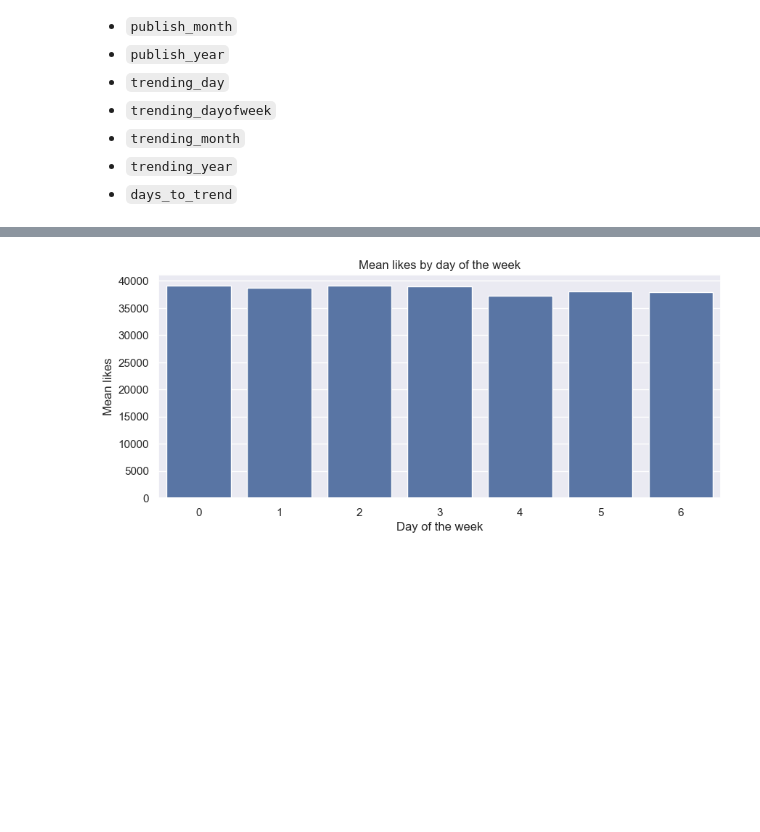
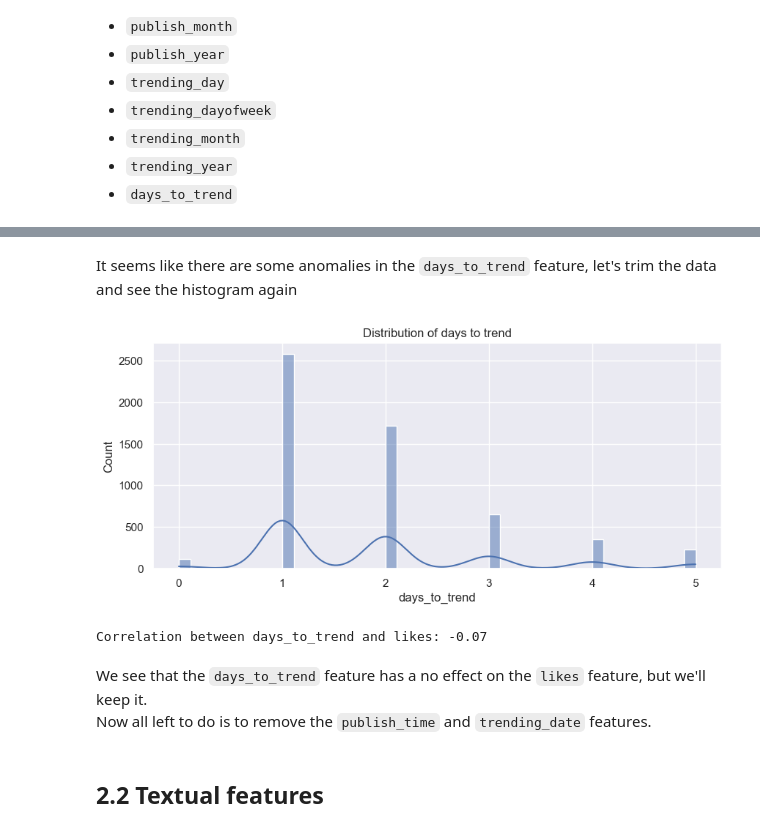
Before and after one commit to opalpeltzman/YouTubeLikesPrediction, a Jupyter notebook: YouTubeLikePrediction.ipynb, the cells around one changed output, grey strips where cells are left out. Saved outputs shown, nothing was run; the diff lists cells and outputs as text; code cells hidden in the pictures; blank space fills up the shorter version.

```diff
--- a/YouTubeLikePrediction.ipynb
+++ b/YouTubeLikePrediction.ipynb
@@ -268,0 +405,2 @@ KeyError: 'publish_time_hour'
+# %%
+df = df.drop(columns=["trending_date_dayofweek"])
@@ -268,0 +486,2 @@ KeyError: 'publish_time_hour'
+# %%
+df = df.drop(columns=["trending_date_month", "publish_time_month"])
@@ -268,0 +553,2 @@ KeyError: 'publish_time_hour'
+# %%
+df = df.drop(columns=["trending_date_year", "publish_time_year"])
@@ -269,11 +575,22 @@ KeyError: 'publish_time_hour'
+# %% [markdown]
+It seems like there are some anomalies in the `days_to_trend` feature, let's trim the data and see the histogram again
+# %%
+days_to_trend_percentile_95 = df["days_to_trend"].quantile(0.95)
+df = df[df["days_to_trend"] <= days_to_trend_percentile_95]
 # %%
-# Let's see the distribution of likes by day of the week
+# Let's see the distribution of likes by days_to_trend using a histogram
 plt.figure(figsize=(10, 4))
-sns.barplot(x=df.groupby("trending_date_dayofweek")["likes"].mean().index, y=df.groupby("trending_date_dayofweek")["likes"].mean().values)
-plt.xlabel("Day of the week")
-plt.ylabel("Mean likes")
-plt.title("Mean likes by day of the week")
-
+sns.histplot(df["days_to_trend"], kde=True)
+plt.title("Distribution of days to trend")
 plt.show()
 # %% [output]
-[figure, old version]
+[figure, new version]
+# %%
+# Let's see the correlation between the days_to_trend and the likes
+correlation_days_to_trend_likes = df["days_to_trend"].corr(df["likes"])
+print(f"Correlation between days_to_trend and likes: {correlation_days_to_trend_likes:.2f}")
+# %% [output]
+Correlation between days_to_trend and likes: -0.07
+# %% [markdown]
+We see that the `days_to_trend` feature has a no effect on the `likes` feature, but we'll keep it.
+Now all left to do is to remove the `publish_time` and `trending_date` features.
@@ -279,0 +599,2 @@ plt.show()
+# %% [markdown]
+## 2.2 Textual features
```
Also changed, not shown: parts of 64 cells of this notebook.
